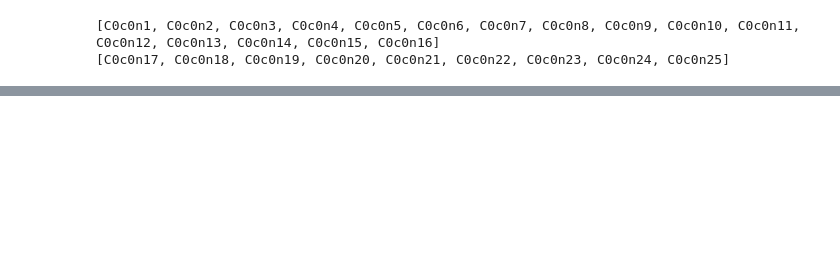
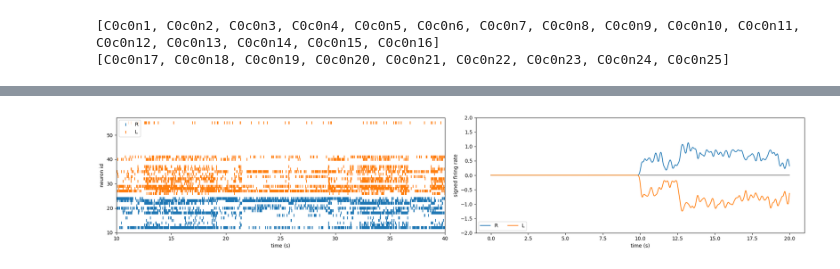
Before and after one commit to illian-g/Agentic-intelligence-E-I-network-on-silicon-neurons-DYNAP_SE2-, a Jupyter notebook: igruenberg/project.ipynb, the cells around one changed output, grey strips where cells are left out. Saved outputs shown, nothing was run; the diff lists cells and outputs as text; code cells hidden in the pictures; blank space fills up the shorter version.

```diff
--- a/igruenberg/project.ipynb
+++ b/igruenberg/project.ipynb
@@ -166,20 +159,60 @@ if(PRESYNAPTIC):
     spike_t = spike_t_pre
     spike_id = spike_id_pre
     NE=NE_pre
+    NI=NE
     labelx = ['R', 'L']
-    #group_idx = min(spike_id[i] // NE, 1)
+    D =D_max - D_min
+    D_min=10
+    D_max=20
+    fs=200
 else:
     spike_t = spike_t_pos
     spike_id = spike_id_pos
     NE = NE_pos
     labelx = ['E', 'I']
+    spike_range = len(events)
+    fs = 200
 
-for rate in [50]:
-    fs = 200
-    binPOP = np.zeros((2,int(D*fs)))
-    for i in range(len(events)):
+
+
+binPOP = np.zeros((2,int(D_max*fs)))
+
+if(not PRESYNAPTIC):
+    for i in range(spike_range):
         if(spike_t[i]<D):
-            binPOP[spike_id[i]//NE,int(spike_t[i]*fs)]=1
+            group_idx = min(spike_id[i] // NE, 1)
+            binPOP[group_idx,int(spike_t[i]*fs)]=1
+
+    sigma = 0.01
+    x = np.arange(int(-0.2*fs),int(0.2*fs))/fs
+    gauss = np.exp(-x**2/sigma)
+
+    binPOP[0] = np.convolve(binPOP[0],gauss,'same')
+    binPOP[1] = np.convolve(binPOP[1],gauss,'same')
+    f, (ax1, ax2, ax3) = plt.subplots(1, 3, figsize=(20,4))
+    ax2.scatter(binPOP[0,:int(D_stim*fs)]/NE,binPOP[1,:int(D_stim*fs)]/NI,c='k',s=5,label='During stimulus')
+    ax2.scatter(binPOP[0,int(D_stim*fs):]/NE,binPOP[1,int(D_stim*fs):]/NI,c='red',s=5,label='Post stimulus')
+    ax2.set_ylabel(f"firing rate {labelx[0]} POP")
+    ax2.set_xlabel(f'firing rate {labelx[1]} POP')
+    ax2.legend()
+
+    ax3.plot(np.arange(int(D_stim*fs))/fs,binPOP[0,:int(D_stim*fs)]/NE+binPOP[1,:int(D_stim*fs)]/NI,c='k',label='E-I During stim.')
+    ax3.plot(np.arange(int(D_post_stim*fs))/fs+int(D_stim*fs)/fs,binPOP[0,int(D_stim*fs):]/NE-binPOP[1,int(D_stim*fs):]/NI,c='red',label='E-I Post stim.')
+    ax1.scatter(spike_t[spike_id<(NE)],spike_id[spike_id<(NE)],marker='|',label=labelx[0])
+    ax1.scatter(spike_t[spike_id>(NE)],spike_id[spike_id>(NE)],marker='|',label=labelx[1])
+    ax1.set_xlabel('time (s)')
+    ax1.set_ylabel('neuron id')
+    ax1.legend()
+    ax1.set_xlim(0,D)
+
+else:
+    f, (ax1, ax3) = plt.subplots(1, 2, figsize=(20,4))
+    spike_max = np.sum(spike_t<D_max)
+    spike_min = np.sum(spike_t<D_min)
+    for i in range(spike_min, spike_max):
+        if(D_min< spike_t[i]<D_max):
+            group_idx = min(spike_id[i] // NE, 1)
+            binPOP[group_idx,int(spike_t[i]*fs)]=1
 
     sigma = 0.01
     x = np.arange(int(-0.2*fs),int(0.2*fs))/fs
@@ -188,33 +221,25 @@ for rate in [50]:
     binPOP[0] = np.convolve(binPOP[0],gauss,'same')
     binPOP[1] = np.convolve(binPOP[1],gauss,'same')
 
-    f, (ax1, ax2, ax3) = plt.subplots(1, 3, figsize=(20,4))
-
-    ax1.scatter(spike_t[spike_id<(NE)],spike_id[spike_id<(NE)],marker='|',label=labelx[0])
-    ax1.scatter(spike_t[spike_id>(NE)],spike_id[spike_id>(NE)],marker='|',label=labelx[1])
-    ax1.set_xlabel('time (s)')
-    ax1.set_ylabel('neuron id')
-    ax1.legend()
-    ax1.set_xlim(0,D)
+mask = (spike_id<(NE)) & (spike_t < (D_max)) & (spike_t > (D_min))
+ax1.scatter(spike_t[spike_id<(NE)],spike_id[spike_id<(NE)],marker='|',label=labelx[0])
+ax1.scatter(spike_t[spike_id>(NE)],spike_id[spike_id>(NE)],marker='|',label=labelx[1])
+ax1.set_xlabel('time (s)')
+ax1.set_ylabel('neuron id')
+ax1.legend()
+ax1.set_xlim(D_min,2*D_max)
 
 
-    ax2.scatter(binPOP[0,:int(D_stim*fs)]/NE,binPOP[1,:int(D_stim*fs)]/NI,c='k',s=5,label='During stimulus')
-    ax2.scatter(binPOP[0,int(D_stim*fs):]/NE,binPOP[1,int(D_stim*fs):]/NI,c='red',s=5,label='Post stimulus')
-    ax2.set_ylabel('firing rate I POP')
-    ax2.set_xlabel('firing rate E POP')
-    ax2.legend()
+time = np.arange(binPOP.shape[1]) / fs
+ax3.plot(time, binPOP[0]/NE,label= labelx[0])
+ax3.plot(time,-binPOP[1]/NI,label= labelx[1])
+ax3.plot([D_min,D_max],[0,0],'gray')
+ax3.set_ylabel('signed firing rate')
+ax3.set_xlabel('time (s)')
+ax3.legend(loc='lower left', ncol=2)
+ax3.set_ylim(-2,2)
 
-    ax3.plot(np.arange(int(D*fs))/fs,binPOP[0]/NE,label='E')
-    ax3.plot(np.arange(int(D*fs))/fs,-binPOP[1]/NI,label='I')
-    ax3.plot(np.arange(int(D_stim*fs))/fs,binPOP[0,:int(D_stim*fs)]/NE-binPOP[1,:int(D_stim*fs)]/NI,c='k',label='E-I During stim.')
-    ax3.plot(np.arange(int(D_post_stim*fs))/fs+int(D_stim*fs)/fs,binPOP[0,int(D_stim*fs):]/NE-binPOP[1,int(D_stim*fs):]/NI,c='red',label='E-I Post stim.')
-    ax3.plot([0,D],[0,0],'gray')
-    ax3.set_ylabel('signed firing rate')
-    ax3.set_xlabel('time (s)')
-    ax3.legend(loc='lower left', ncol=2)
-    ax3.set_ylim(-2,2)
-
-    plt.tight_layout()
-    #plt.savefig('EI.png')
-    plt.show()
+plt.tight_layout()
+plt.savefig('EI.png')
+plt.show()
 # %% [output]
@@ -221,0 +246 @@ IndexError: index 2 is out of bounds for axis 0 with size 2
+[figure, added]
```
Also changed, not shown: parts of 4 cells of this notebook, 2 other files.
